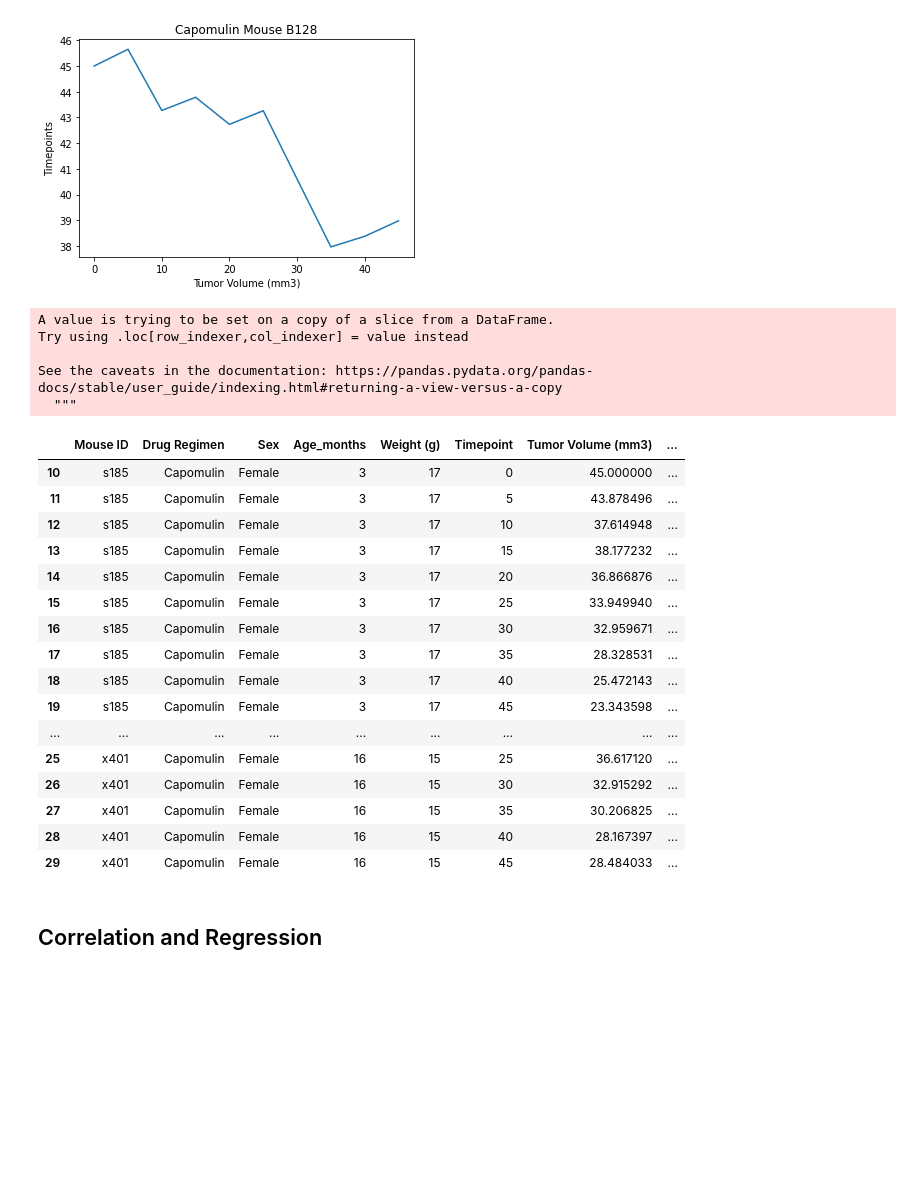
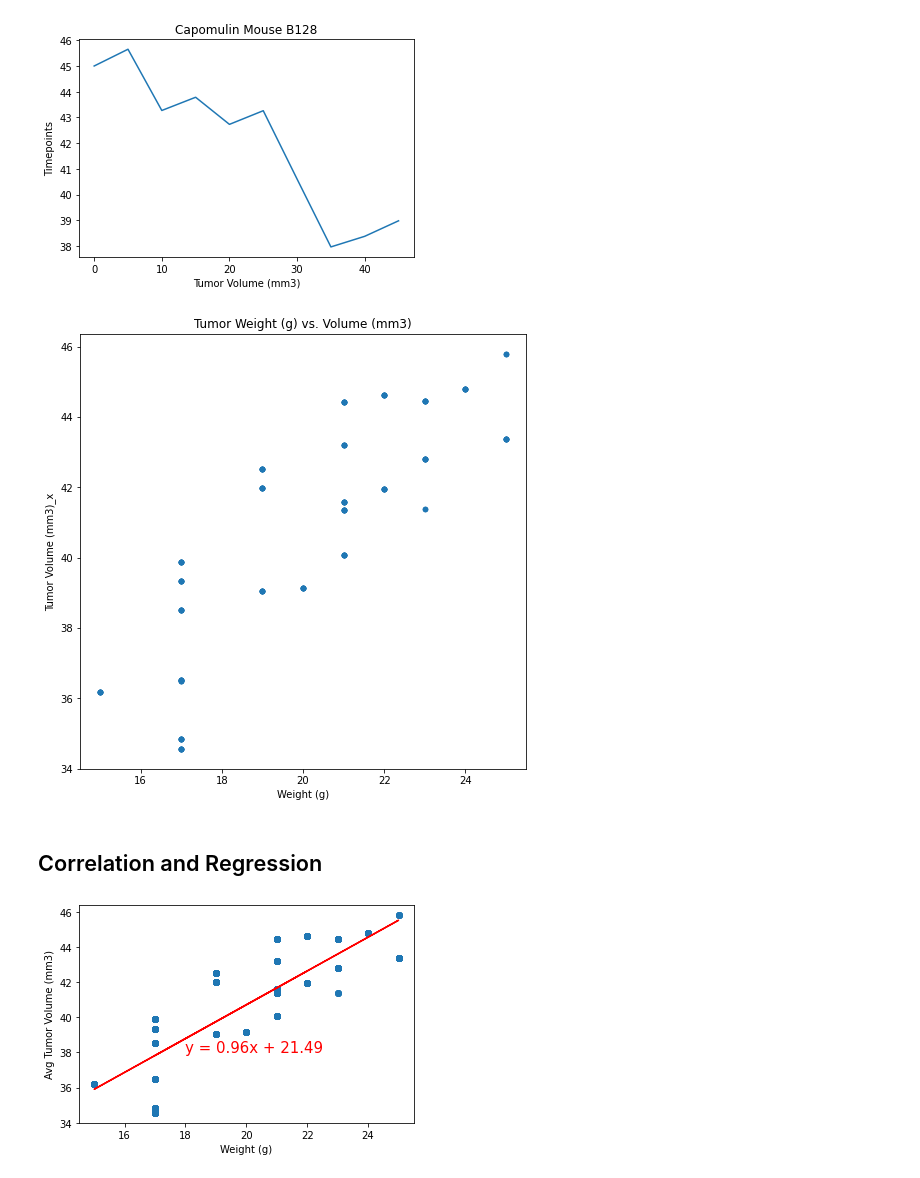
Before and after one commit to jump8621/Matplotlib_PowerofPlots, a Jupyter notebook: actual-Copy2.ipynb, the cells around one changed output. Saved outputs shown, nothing was run; the diff lists cells and outputs as text; code cells hidden in the pictures; blank space fills up the shorter version.

```diff
--- a/actual-Copy2.ipynb
+++ b/actual-Copy2.ipynb
@@ -671,41 +672,25 @@ plt.show()
 # %%
 # Generate a scatter plot of mouse weight versus average tumor volume for the Capomulin regimen
 
 cap_mice_df = merge2_df.loc[merge2_df["Drug Regimen"]=="Capomulin"]
 cap_mice_df.head(20)
-cap_mice_df["Mean"] = cap_mice_df.groupby('Mouse ID')['Tumor Volume (mm3)'].mean()
-cap_mice_df.head(20)
-#weight_vol_df = cap_mice_df.plt.scatter(x="Weight (g)", y="Tumor Volume (mm3)")
 
+# cap_mice_df["Mean"] = cap_mice_df.groupby('Mouse ID')['Tumor Volume (mm3)'].mean()
+avg_vol = cap_mice_df.groupby('Mouse ID')["Tumor Volume (mm3)"].mean()
+avg_vol
 
-#weight_vol_df = cap_mice_df.plot(kind="scatter", x="Weight (g)", y="Tumor Volume (mm3)", figsize=(8,8), title="Tumor Weight (g) vs. Volume (mm3)")
+avg_vol_df = pd.DataFrame(avg_vol)
+avg_vol_df.head()
 
+combo_df = pd.merge(avg_vol_df, cap_mice_df, on='Mouse ID', how='left')
+combo_df.head(20)
 
-# car_data.plot(kind="scatter", x="horsepower", y="mpg", grid=True, figsize=(8,8),
-#               title="MPG Vs. Horsepower")
-# plt.show()
+# density_df = combo_df.pl0t.scatter(x="Weight (g)", y='Tumor Volume (mm3)')
+
+weight_vol_df = combo_df.plot(kind="scatter", x="Weight (g)", y="Tumor Volume (mm3)_x", figsize=(8,8), title="Tumor Weight (g) vs. Volume (mm3)")
+
+plt.show()
 # %% [output]
-A value is trying to be set on a copy of a slice from a DataFrame.
-Try using .loc[row_indexer,col_indexer] = value instead
-
-See the caveats in the documentation: https://pandas.pydata.org/pandas-docs/stable/user_guide/indexing.html#returning-a-view-versus-a-copy
-  """
-|  | Mouse ID | Drug Regimen | Sex | Age_months | Weight (g) | Timepoint | Tumor Volume (mm3) | ... |
-| 10 | s185 | Capomulin | Female | 3 | 17 | 0 | 45.000000 | ... |
-| 11 | s185 | Capomulin | Female | 3 | 17 | 5 | 43.878496 | ... |
-| 12 | s185 | Capomulin | Female | 3 | 17 | 10 | 37.614948 | ... |
-| 13 | s185 | Capomulin | Female | 3 | 17 | 15 | 38.177232 | ... |
-| 14 | s185 | Capomulin | Female | 3 | 17 | 20 | 36.866876 | ... |
-| 15 | s185 | Capomulin | Female | 3 | 17 | 25 | 33.949940 | ... |
-| 16 | s185 | Capomulin | Female | 3 | 17 | 30 | 32.959671 | ... |
-| 17 | s185 | Capomulin | Female | 3 | 17 | 35 | 28.328531 | ... |
-| 18 | s185 | Capomulin | Female | 3 | 17 | 40 | 25.472143 | ... |
-| 19 | s185 | Capomulin | Female | 3 | 17 | 45 | 23.343598 | ... |
-| ... | ... | ... | ... | ... | ... | ... | ... | ... |
-| 25 | x401 | Capomulin | Female | 16 | 15 | 25 | 36.617120 | ... |
-| 26 | x401 | Capomulin | Female | 16 | 15 | 30 | 32.915292 | ... |
-| 27 | x401 | Capomulin | Female | 16 | 15 | 35 | 30.206825 | ... |
-| 28 | x401 | Capomulin | Female | 16 | 15 | 40 | 28.167397 | ... |
-| 29 | x401 | Capomulin | Female | 16 | 15 | 45 | 28.484033 | ... |
+[figure, added]
 # %% [markdown]
 ## Correlation and Regression
@@ -715,3 +697,31 @@ See the caveats in the documentation: https://pandas.pydata.org/pandas-docs/stab
+# %%
+# Calculate the correlation coefficient and linear regression model
+# for mouse weight and average tumor volume for the Capomulin regimen
+from scipy.stats import linregress
+#weight_vol_df = combo_df.plot(kind="scatter", x="Weight (g)", y="Tumor Volume (mm3)_x", figsize=(8,8), title="Tumor Weight (g) vs. Volume (mm3)")
+
+#correlation = st.pearsonr()
+
+
+
+
+x_values = combo_df['Weight (g)']
+y_values = combo_df['Tumor Volume (mm3)_x']
+(slope, intercept, rvalue, pvalue, stderr) = linregress(x_values, y_values)
+regress_values = x_values * slope + intercept
+line_eq = "y = " + str(round(slope,2)) + "x + " + str(round(intercept,2))
+
+# result = linregress(x_values, y_values)
+# slope = result.slope
+# print(slope)
+plt.scatter(x_values,y_values)
+plt.plot(x_values,regress_values,"r-")
+plt.annotate(line_eq,(18,38),fontsize=15,color="red")
+plt.xlabel('Weight (g)')
+plt.ylabel('Avg Tumor Volume (mm3)')
+plt.show()
+# %% [output]
+[figure, added]
 # %%
 plt.tight_layout()
 plt.legend(handles=[world_avg, country_one], loc="best")
```
Also changed, not shown: parts of 2 cells of this notebook.
